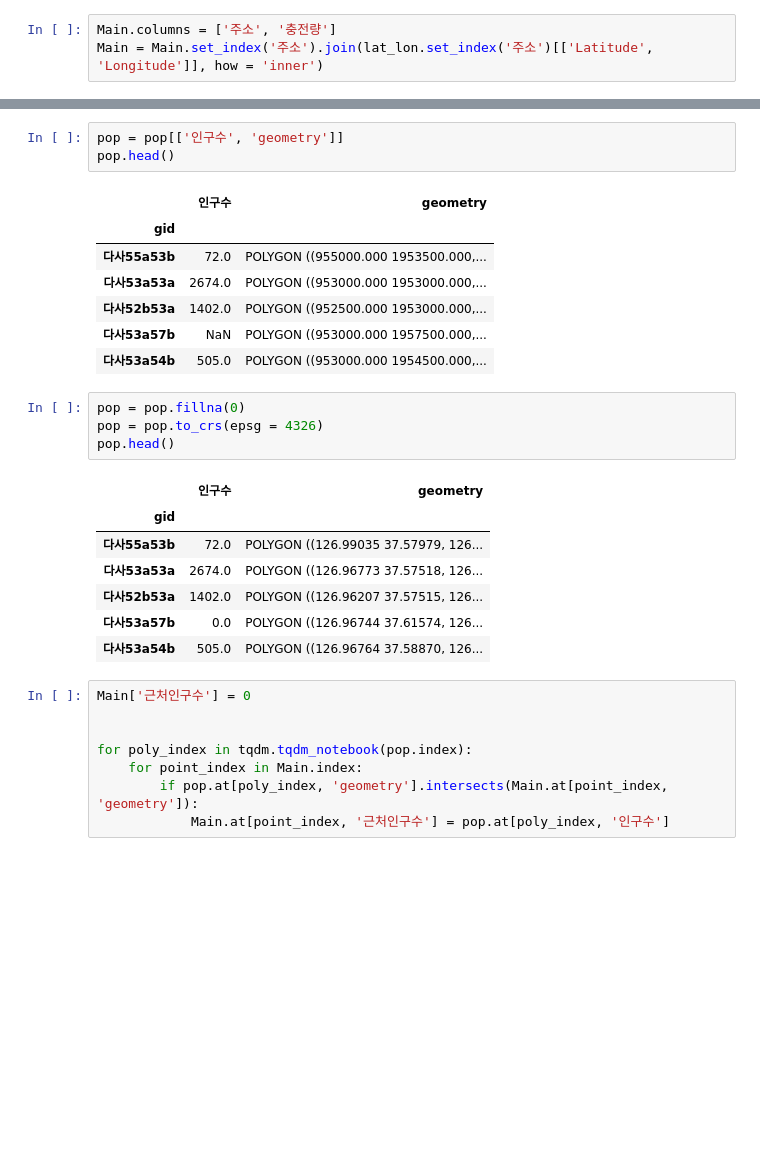
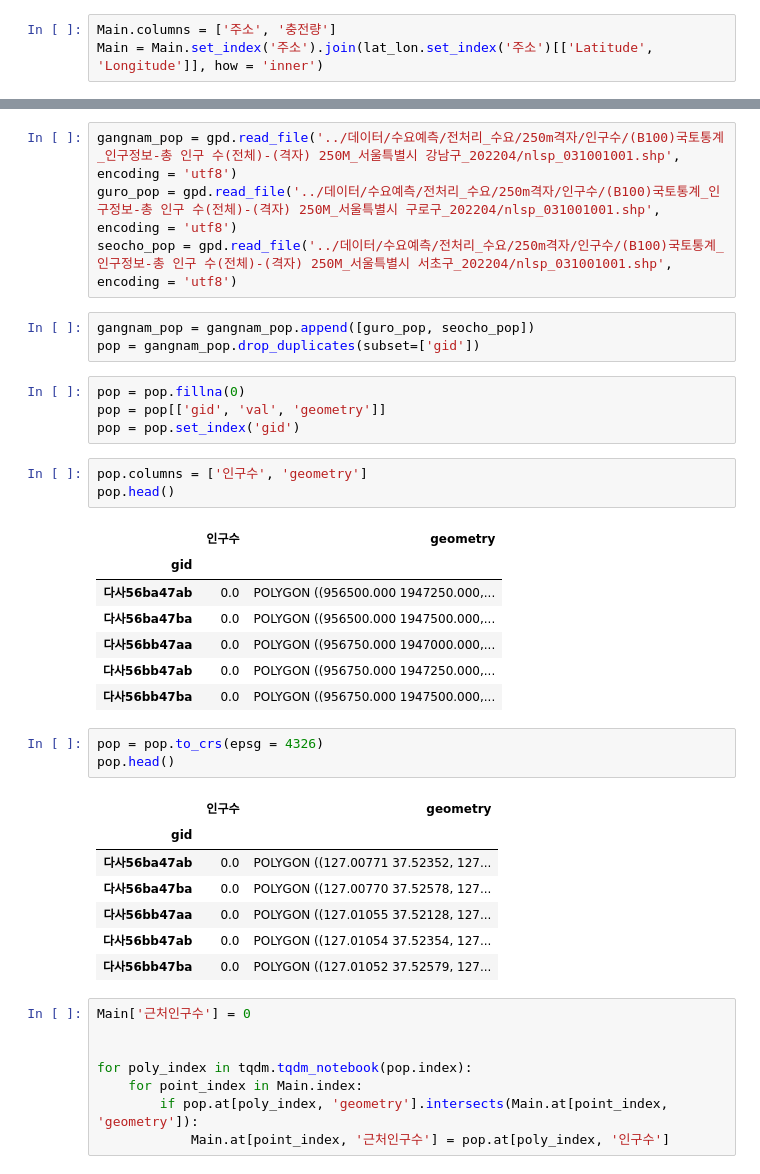
Before and after one commit to Charger-Charger/Main, a Jupyter notebook: 코드/전처리_수요.ipynb, the cells around one changed output, grey strips where cells are left out. Saved outputs shown, nothing was run; the diff lists cells and outputs as text; blank space fills up the shorter version.

```diff
--- a/코드/전처리_수요.ipynb
+++ b/코드/전처리_수요.ipynb
@@ -360,26 +281,36 @@ pop
+# %%
+gangnam_pop = gpd.read_file('../데이터/수요예측/전처리_수요/250m격자/인구수/(B100)국토통계_인구정보-총 인구 수(전체)-(격자) 250M_서울특별시 강남구_202204/nlsp_031001001.shp', encoding = 'utf8')
+guro_pop = gpd.read_file('../데이터/수요예측/전처리_수요/250m격자/인구수/(B100)국토통계_인구정보-총 인구 수(전체)-(격자) 250M_서울특별시 구로구_202204/nlsp_031001001.shp', encoding = 'utf8')
+seocho_pop = gpd.read_file('../데이터/수요예측/전처리_수요/250m격자/인구수/(B100)국토통계_인구정보-총 인구 수(전체)-(격자) 250M_서울특별시 서초구_202204/nlsp_031001001.shp', encoding = 'utf8')
+# %%
+gangnam_pop = gangnam_pop.append([guro_pop, seocho_pop])
+pop = gangnam_pop.drop_duplicates(subset=['gid'])
+# %%
+pop = pop.fillna(0)
+pop = pop[['gid', 'val', 'geometry']]
+pop = pop.set_index('gid')
 # %%
-pop = pop[['인구수', 'geometry']]
+pop.columns = ['인구수', 'geometry']
 pop.head()
 # %% [output]
 |  | 인구수 | geometry |
 | gid |  |  |
-| 다사55a53b | 72.0 | POLYGON ((955000.000 1953500.000,... |
-| 다사53a53a | 2674.0 | POLYGON ((953000.000 1953000.000,... |
-| 다사52b53a | 1402.0 | POLYGON ((952500.000 1953000.000,... |
-| 다사53a57b | NaN | POLYGON ((953000.000 1957500.000,... |
-| 다사53a54b | 505.0 | POLYGON ((953000.000 1954500.000,... |
+| 다사56ba47ab | 0.0 | POLYGON ((956500.000 1947250.000,... |
+| 다사56ba47ba | 0.0 | POLYGON ((956500.000 1947500.000,... |
+| 다사56bb47aa | 0.0 | POLYGON ((956750.000 1947000.000,... |
+| 다사56bb47ab | 0.0 | POLYGON ((956750.000 1947250.000,... |
+| 다사56bb47ba | 0.0 | POLYGON ((956750.000 1947500.000,... |
 # %%
-pop = pop.fillna(0)
 pop = pop.to_crs(epsg = 4326)
 pop.head()
 # %% [output]
 |  | 인구수 | geometry |
 | gid |  |  |
-| 다사55a53b | 72.0 | POLYGON ((126.99035 37.57979, 126... |
-| 다사53a53a | 2674.0 | POLYGON ((126.96773 37.57518, 126... |
-| 다사52b53a | 1402.0 | POLYGON ((126.96207 37.57515, 126... |
-| 다사53a57b | 0.0 | POLYGON ((126.96744 37.61574, 126... |
-| 다사53a54b | 505.0 | POLYGON ((126.96764 37.58870, 126... |
+| 다사56ba47ab | 0.0 | POLYGON ((127.00771 37.52352, 127... |
+| 다사56ba47ba | 0.0 | POLYGON ((127.00770 37.52578, 127... |
+| 다사56bb47aa | 0.0 | POLYGON ((127.01055 37.52128, 127... |
+| 다사56bb47ab | 0.0 | POLYGON ((127.01054 37.52354, 127... |
+| 다사56bb47ba | 0.0 | POLYGON ((127.01052 37.52579, 127... |
 # %%
 Main['근처인구수'] = 0
 
```
Also changed, not shown: parts of 86 cells of this notebook.
